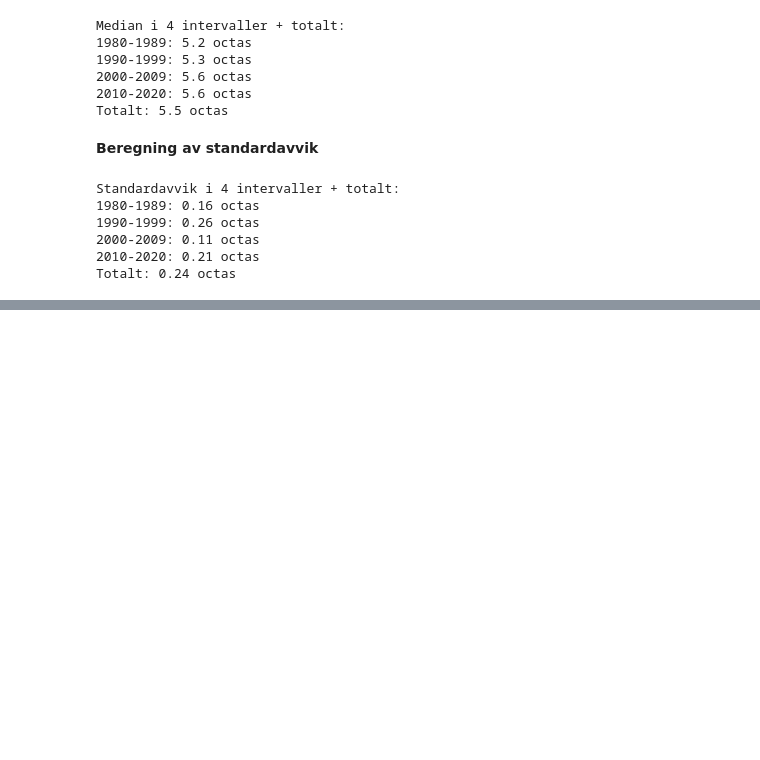
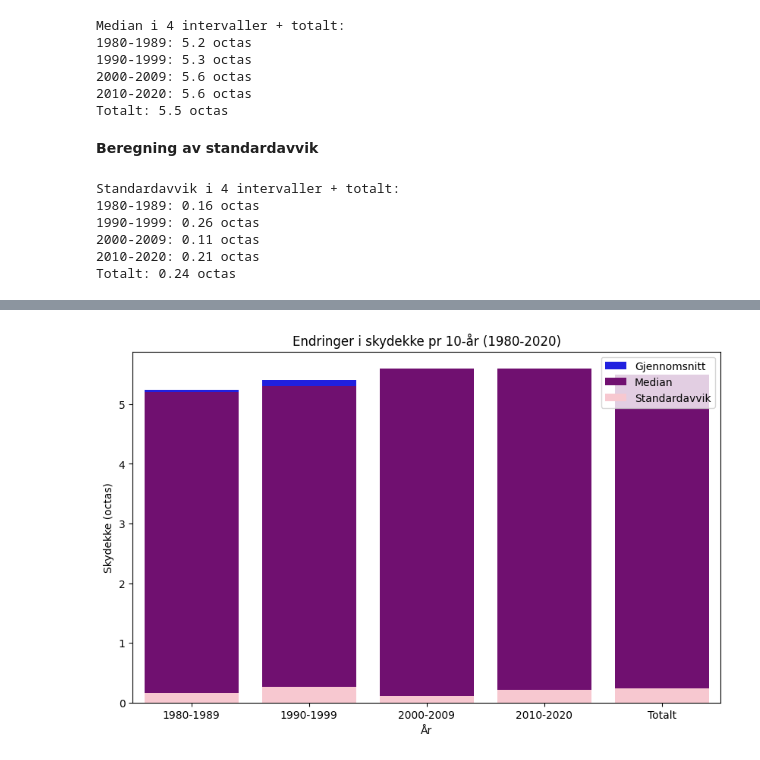
Before and after one commit to hannahnygard/TDT4114-milj.dataanalyse, a Jupyter notebook: proj_environment-main/notebooks/skydekke.ipynb, the cells around one changed output, grey strips where cells are left out. Saved outputs shown, nothing was run; the diff lists cells and outputs as text; code cells hidden in the pictures; blank space fills up the shorter version.

```diff
--- a/proj_environment-main/notebooks/skydekke.ipynb
+++ b/proj_environment-main/notebooks/skydekke.ipynb
@@ -90,0 +203,29 @@ Totalt: 0.24 octas
+# %%
+# Lager en DataFrame
+df_statistikk = pd.DataFrame({
+    'Intervall': intervaller,
+    'Gjennomsnitt': gjennomsnitt,
+    'Median': median,
+    'Standardavvik': stdavvik
+})
+
+plt.figure(figsize=(10, 6))
+
+# Gjennomsnitt som barplot
+sns.barplot(data=df_statistikk, x='Intervall', y='Gjennomsnitt', color='blue', label='Gjennomsnitt')
+
+# Median som barplot - MÅ ENDRES TIL EN LINJE
+sns.barplot(data=df_statistikk, x='Intervall', y='Median', color='purple', label='Median')
+
+# Standardavvik som barplot
+sns.barplot(data=df_statistikk, x='Intervall', y='Standardavvik', color='pink', label='Standardavvik')
+
+# Legger til etiketter og tittel
+plt.xlabel('År')
+plt.ylabel('Skydekke (octas)')
+plt.title('Endringer i skydekke pr 10-år (1980-2020)')
+plt.legend()
+
+plt.show()
+# %% [output]
+[figure, added]
```
Also changed, not shown: parts of 13 cells of this notebook, 1 other file.
